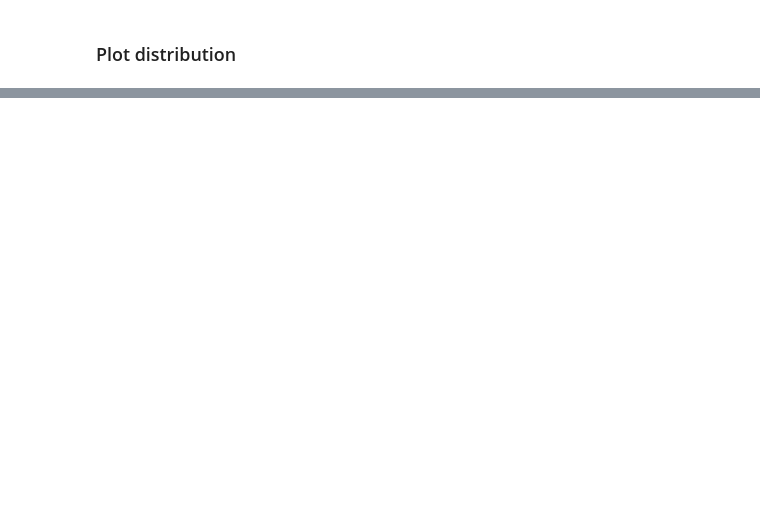
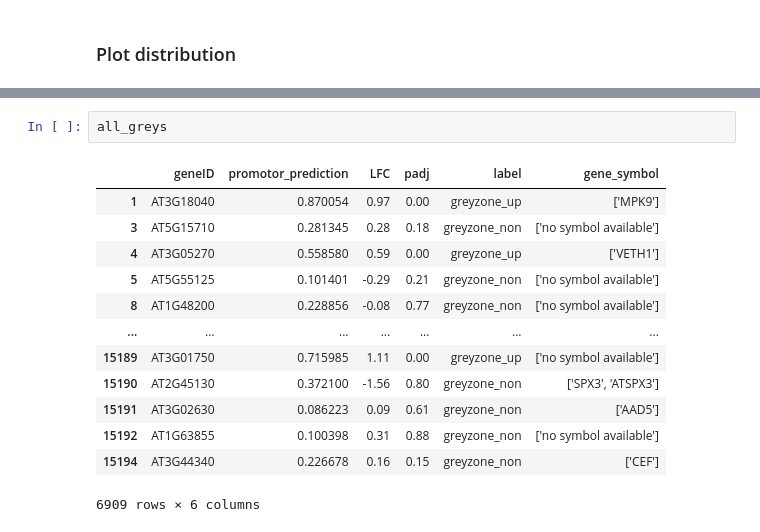
Before and after one commit to VIB-PSB/DeepDifE, a Jupyter notebook: notebooks/additional_analyses/grey_zone_test.ipynb, the cells around one changed output, grey strips where cells are left out. Cells and saved outputs as stored; diff of their text form; blank space fills up the shorter version.

```diff
--- a/notebooks/additional_analyses/grey_zone_test.ipynb
+++ b/notebooks/additional_analyses/grey_zone_test.ipynb
@@ -335,0 +320,16 @@ plt.show()
+# %%
+all_greys
+# %% [output]
+|  | geneID | promotor_prediction | LFC | padj | label | gene_symbol |
+| 1 | AT3G18040 | 0.870054 | 0.97 | 0.00 | greyzone_up | ['MPK9'] |
+| 3 | AT5G15710 | 0.281345 | 0.28 | 0.18 | greyzone_non | ['no symbol available'] |
+| 4 | AT3G05270 | 0.558580 | 0.59 | 0.00 | greyzone_up | ['VETH1'] |
+| 5 | AT5G55125 | 0.101401 | -0.29 | 0.21 | greyzone_non | ['no symbol available'] |
+| 8 | AT1G48200 | 0.228856 | -0.08 | 0.77 | greyzone_non | ['no symbol available'] |
+| ... | ... | ... | ... | ... | ... | ... |
+| 15189 | AT3G01750 | 0.715985 | 1.11 | 0.00 | greyzone_up | ['no symbol available'] |
+| 15190 | AT2G45130 | 0.372100 | -1.56 | 0.80 | greyzone_non | ['SPX3', 'ATSPX3'] |
+| 15191 | AT3G02630 | 0.086223 | 0.09 | 0.61 | greyzone_non | ['AAD5'] |
+| 15192 | AT1G63855 | 0.100398 | 0.31 | 0.88 | greyzone_non | ['no symbol available'] |
+| 15194 | AT3G44340 | 0.226678 | 0.16 | 0.15 | greyzone_non | ['CEF'] |
+6909 rows × 6 columns
```
Also changed, not shown: parts of 29 cells of this notebook, 5 other files.
